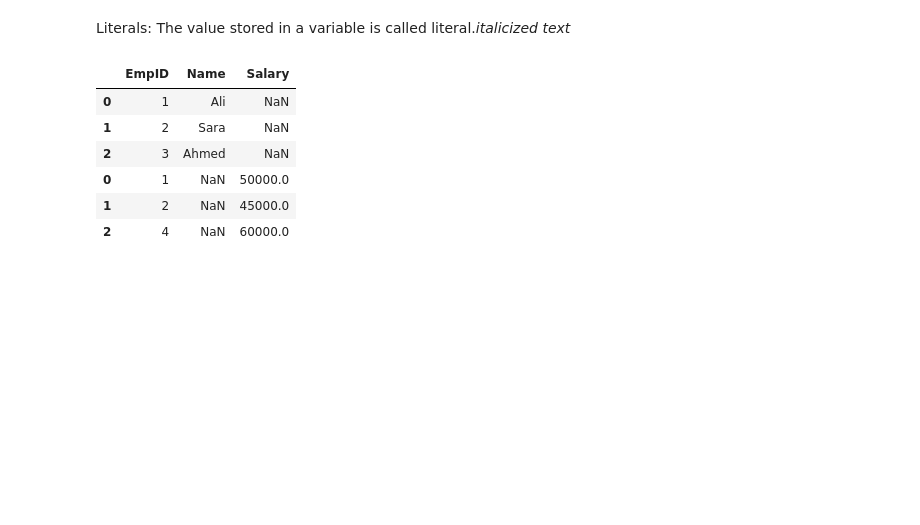
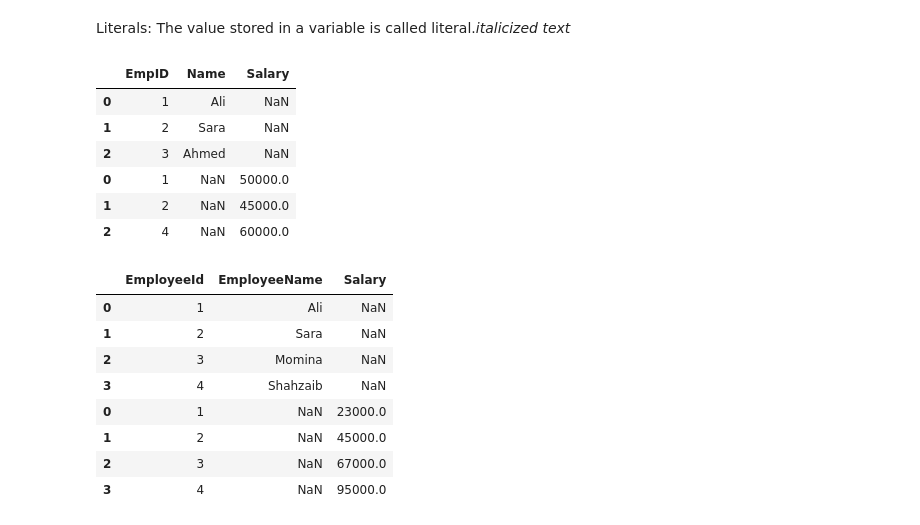
Before and after one commit to Momina29311/Customer-churn-prediction-, a Jupyter notebook: Untitled1.ipynb, the cells around one changed output. Cells and saved outputs as stored; diff of their text form; code cells hidden in the pictures; blank space fills up the shorter version.

```diff
--- a/Untitled1.ipynb
+++ b/Untitled1.ipynb
@@ -201,7 +201,20 @@ pd.concat([df1, df2], axis=0)
 | 2 | 4 | NaN | 60000.0 |
 # %%
 import pandas as pd
-df1=pd.DataFrame({"EmployeeId"=[1,2,3,4],
-                  "EmployeeName"=["Ali","Sara","Momina","Shahzaib"]})
-df2=pd.DataFrame({"EmployeeId"=[1,2,3,4],
-                  })
+df1=pd.DataFrame({"EmployeeId":[1,2,3,4],
+                  "EmployeeName":["Ali","Sara","Momina","Shahzaib"]})
+df2=pd.DataFrame({"EmployeeId":[1,2,3,4],
+                  "Salary":[23000,45000,67000,95000]})
+pd.merge(df1,df2,on="EmployeeId")
+#pd.merge(df1,df2,on="EmployeeId",how="right")
+pd.concat([df1,df2],axis=0)
+# %% [output]
+|  | EmployeeId | EmployeeName | Salary |
+| 0 | 1 | Ali | NaN |
+| 1 | 2 | Sara | NaN |
+| 2 | 3 | Momina | NaN |
+| 3 | 4 | Shahzaib | NaN |
+| 0 | 1 | NaN | 23000.0 |
+| 1 | 2 | NaN | 45000.0 |
+| 2 | 3 | NaN | 67000.0 |
+| 3 | 4 | NaN | 95000.0 |
```
